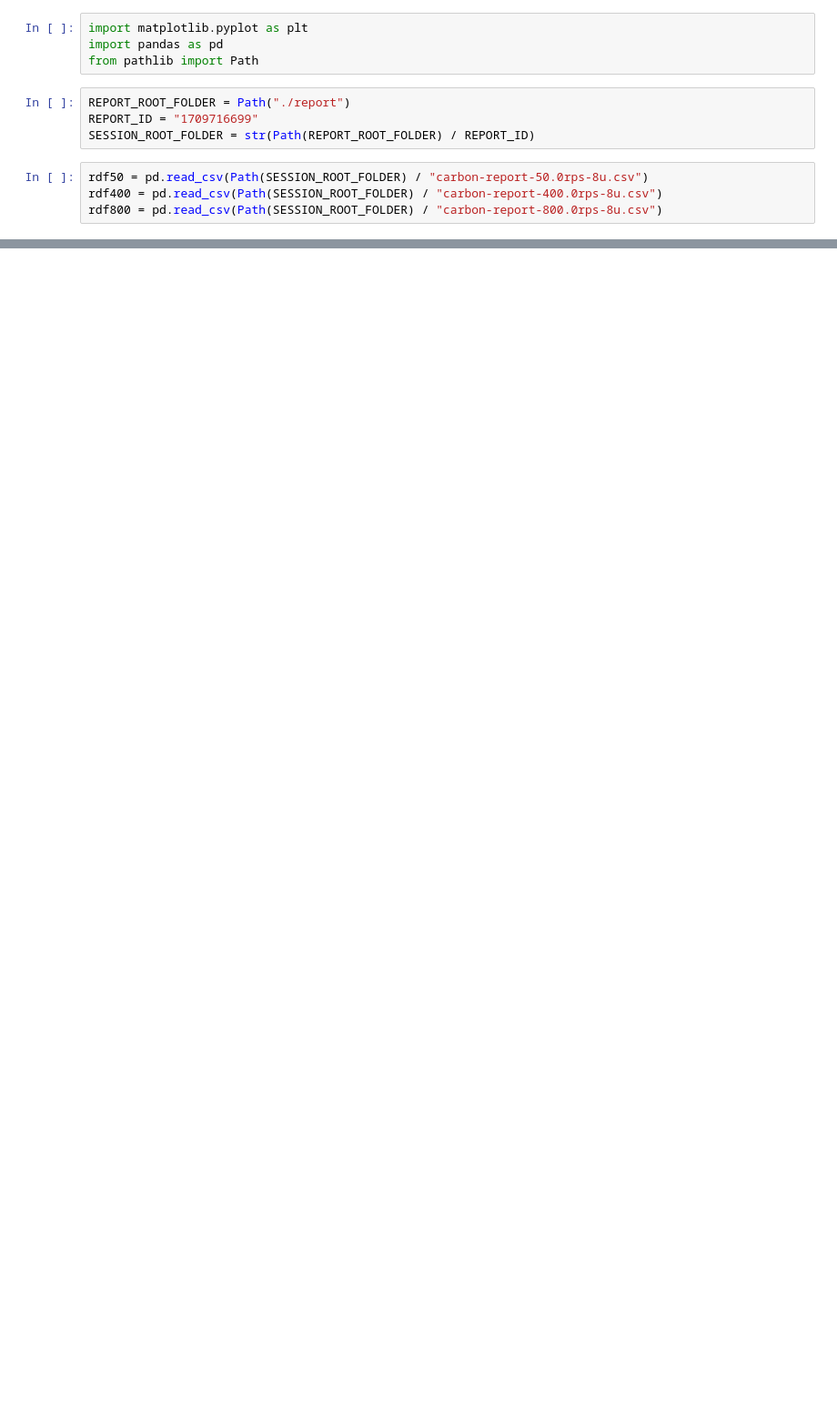
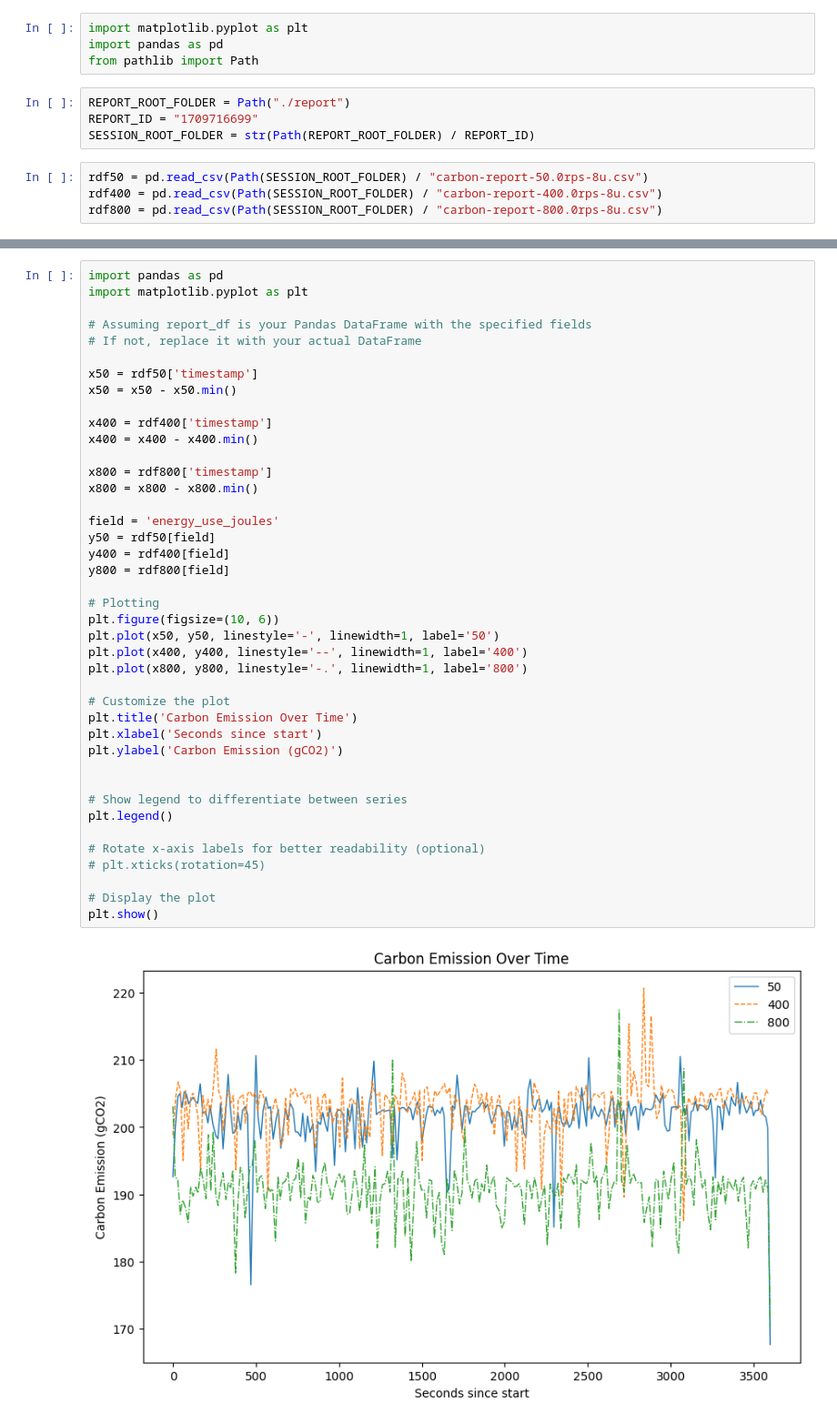
Before and after one commit to sivaanem/sinfonia-tier3, a Jupyter notebook: src/loadtest/view_stats.ipynb, the cells around one changed output, grey strips where cells are left out. Shown: that part at 91% size. Cells and saved outputs as stored; diff of their text form; blank space fills up the shorter version.

```diff
--- a/src/loadtest/view_stats.ipynb
+++ b/src/loadtest/view_stats.ipynb
@@ -54,0 +56,43 @@ plt.show()
+# %%
+import pandas as pd
+import matplotlib.pyplot as plt
+
+# Assuming report_df is your Pandas DataFrame with the specified fields
+# If not, replace it with your actual DataFrame
+
+x50 = rdf50['timestamp']
+x50 = x50 - x50.min()
+
+x400 = rdf400['timestamp']
+x400 = x400 - x400.min()
+
+x800 = rdf800['timestamp']
+x800 = x800 - x800.min()
+
+field = 'energy_use_joules'
+y50 = rdf50[field]
+y400 = rdf400[field]
+y800 = rdf800[field]
+
+# Plotting
+plt.figure(figsize=(10, 6))
+plt.plot(x50, y50, linestyle='-', linewidth=1, label='50')
+plt.plot(x400, y400, linestyle='--', linewidth=1, label='400')
+plt.plot(x800, y800, linestyle='-.', linewidth=1, label='800')
+
+# Customize the plot
+plt.title('Carbon Emission Over Time')
+plt.xlabel('Seconds since start')
+plt.ylabel('Carbon Emission (gCO2)')
+
+
+# Show legend to differentiate between series
+plt.legend()
+
+# Rotate x-axis labels for better readability (optional)
+# plt.xticks(rotation=45)
+
+# Display the plot
+plt.show()
+# %% [output]
+[figure, added]
```
Also changed, not shown: parts of 1 cell of this notebook, 9 other files.
